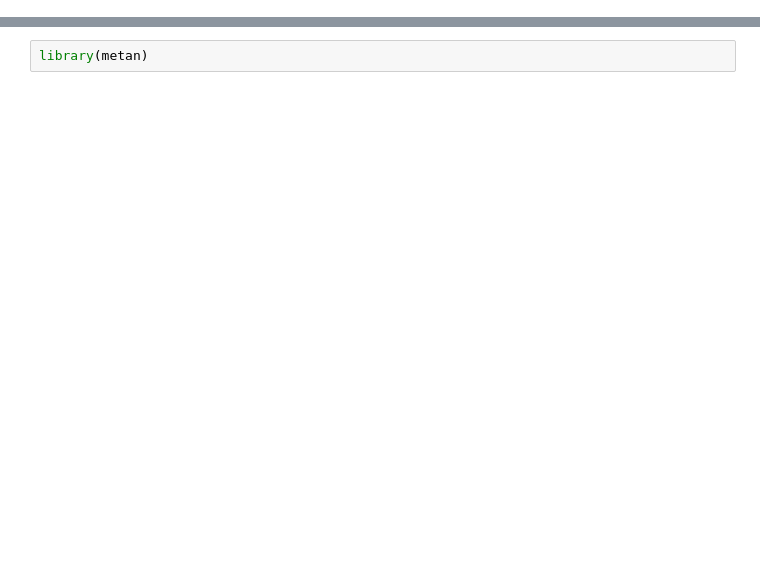
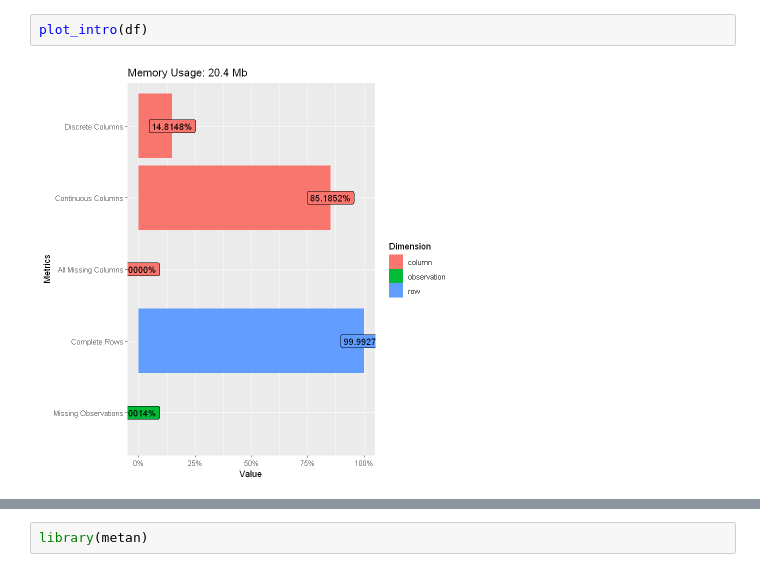
Before and after one commit to lulusAk/High-Fatality-Accident---Datacamp-Competition, a Jupyter notebook: datacamp2.ipynb, the cells around one changed output, grey strips where cells are left out. Drawn from its saved outputs; the diff is of its cells as text; blank space fills up the shorter version.

```diff
--- a/datacamp2.ipynb
+++ b/datacamp2.ipynb
@@ -31,0 +71,4 @@ x tidyr::replace_na() masks metan::replace_na()
+# %%
+plot_intro(df)
+# %% [output]
+[figure, added]
```
Also changed, not shown: parts of 35 cells of this notebook.
